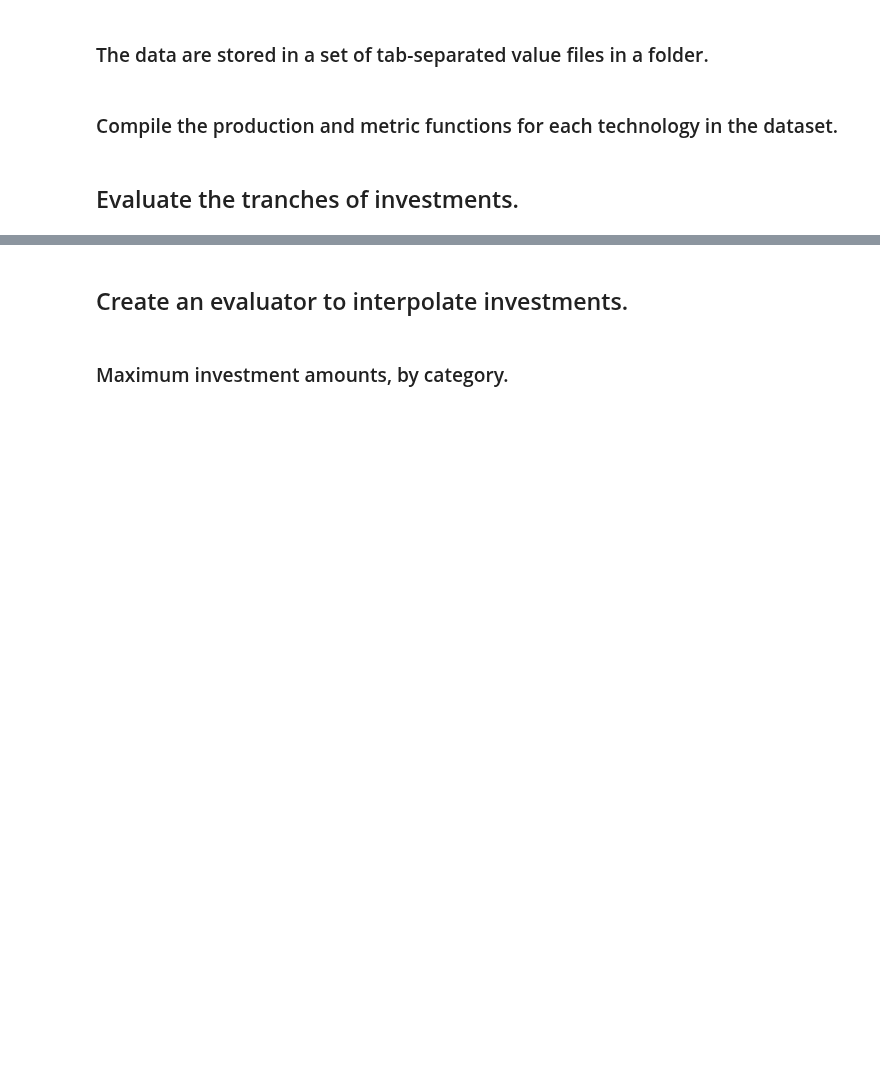
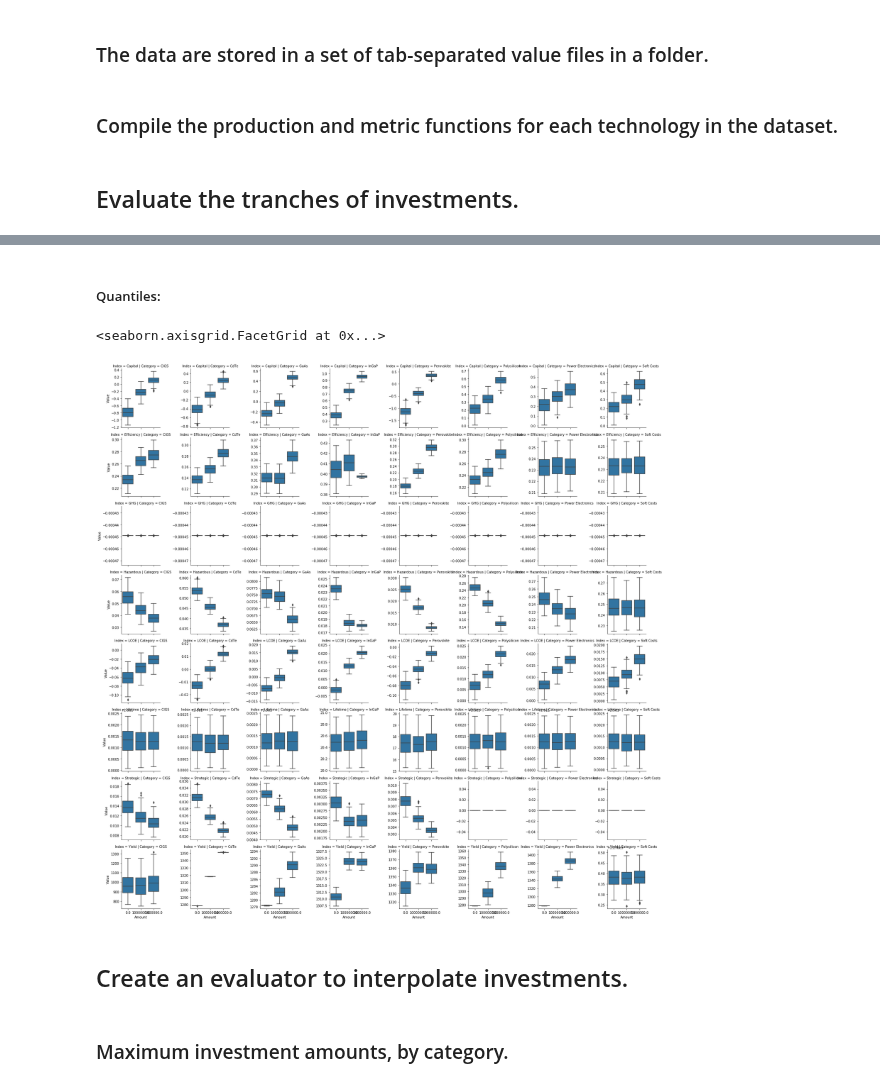
Before and after one commit to NREL/tyche, a Jupyter notebook: ioc-1/ioc-1-optimization.ipynb, the cells around one changed output, grey strips where cells are left out. Cells and saved outputs as stored; diff of their text form; code cells hidden in the pictures; blank space fills up the shorter version.

```diff
--- a/ioc-1/ioc-1-optimization.ipynb
+++ b/ioc-1/ioc-1-optimization.ipynb
@@ -36,3 +88,11 @@ tranche_results = investments.evaluate_tranches(designs, sample_count=250)
+# %% [markdown]
+##### Quantiles:
+# %%
+g = sb.FacetGrid(results.reset_index(), col="Category",  row="Index", sharey=False)
+g.map(sb.boxplot, "Amount", "Value")
+# %% [output]
+<seaborn.axisgrid.FacetGrid at 0x...>
+[figure, added]
 # %% [markdown]
 ## Create an evaluator to interpolate investments.
 # %%
```
Also changed, not shown: parts of 19 cells of this notebook, 2 other files.
